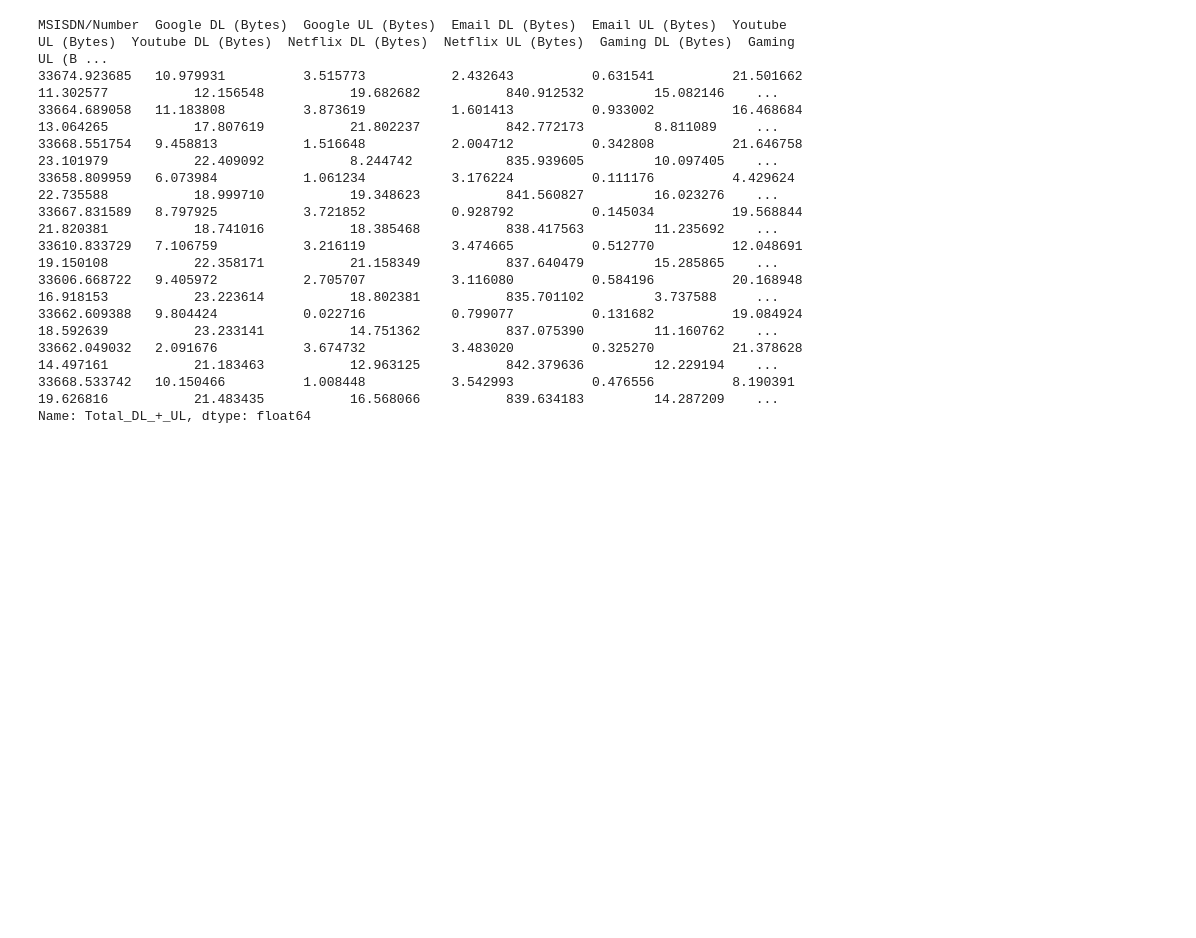
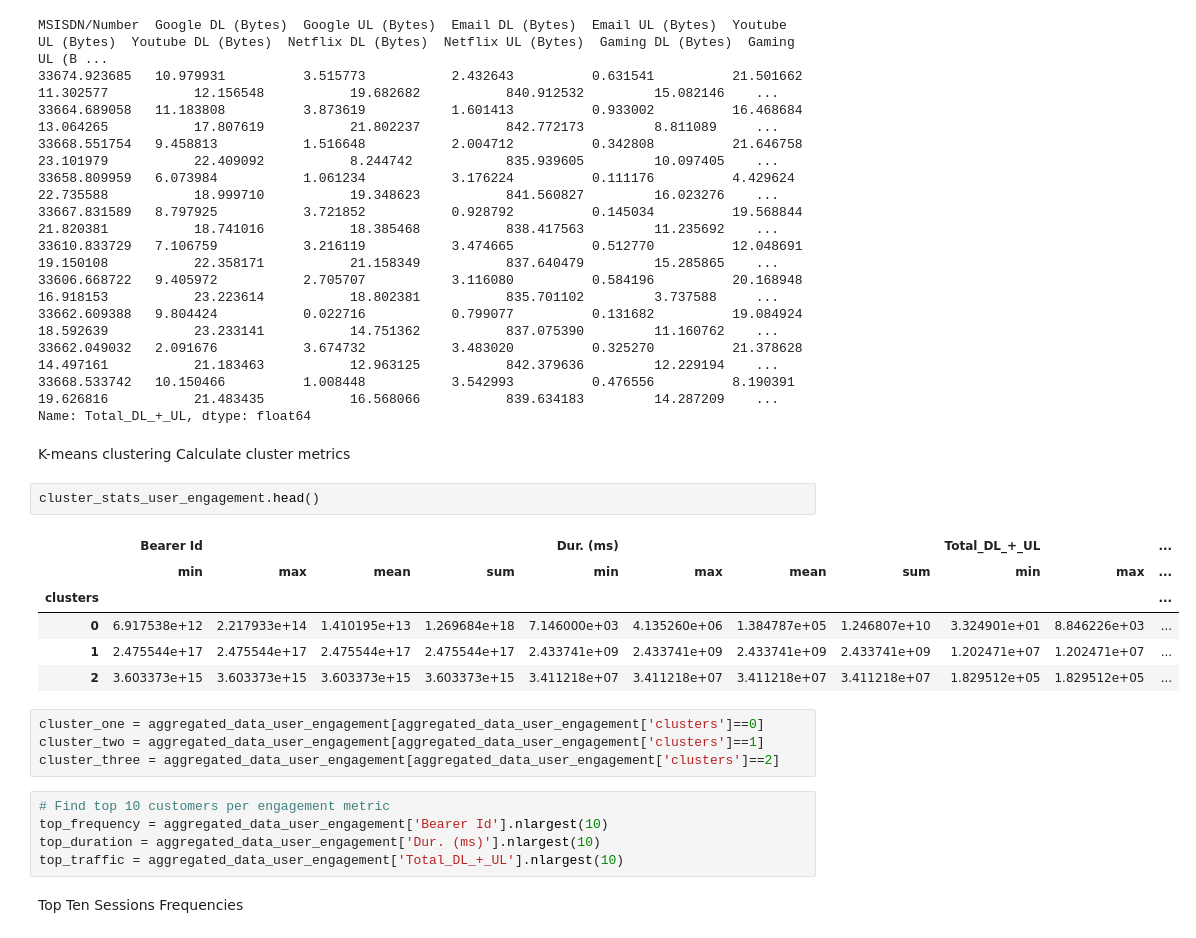
Before and after one commit to hanaDemma/TellCo-Telecom-Analysis-Week-2, a Jupyter notebook: notebooks/telecom_data_analysis.ipynb, the cells around one changed output. Saved outputs shown, nothing was run; the diff lists cells and outputs as text; blank space fills up the shorter version.

Commit message:
Top Ten sessions frequencies

```diff
--- a/notebooks/telecom_data_analysis.ipynb
+++ b/notebooks/telecom_data_analysis.ipynb
@@ -558,3 +558,26 @@ MSISDN/Number  Google DL (Bytes)  Google UL (Bytes)  Email DL (Bytes)  Email UL
 33662.049032   2.091676           3.674732           3.483020          0.325270          21.378628           14.497161           21.183463           12.963125           842.379636         12.229194    ...
 33668.533742   10.150466          1.008448           3.542993          0.476556          8.190391            19.626816           21.483435           16.568066           839.634183         14.287209    ...
 Name: Total_DL_+_UL, dtype: float64
+# %% [markdown]
+K-means clustering
+ Calculate cluster metrics
+# %%
+cluster_stats_user_engagement.head()
+# %% [output]
+|  | Bearer Id |  |  |  | Dur. (ms) |  |  |  | Total_DL_+_UL |  | ... |
+|  | min | max | mean | sum | min | max | mean | sum | min | max | ... |
+| clusters |  |  |  |  |  |  |  |  |  |  | ... |
+| 0 | 6.917538e+12 | 2.217933e+14 | 1.410195e+13 | 1.269684e+18 | 7.146000e+03 | 4.135260e+06 | 1.384787e+05 | 1.246807e+10 | 3.324901e+01 | 8.846226e+03 | ... |
+| 1 | 2.475544e+17 | 2.475544e+17 | 2.475544e+17 | 2.475544e+17 | 2.433741e+09 | 2.433741e+09 | 2.433741e+09 | 2.433741e+09 | 1.202471e+07 | 1.202471e+07 | ... |
+| 2 | 3.603373e+15 | 3.603373e+15 | 3.603373e+15 | 3.603373e+15 | 3.411218e+07 | 3.411218e+07 | 3.411218e+07 | 3.411218e+07 | 1.829512e+05 | 1.829512e+05 | ... |
+# %%
+cluster_one = aggregated_data_user_engagement[aggregated_data_user_engagement['clusters']==0]
+cluster_two = aggregated_data_user_engagement[aggregated_data_user_engagement['clusters']==1]
+cluster_three = aggregated_data_user_engagement[aggregated_data_user_engagement['clusters']==2]
+# %%
+# Find top 10 customers per engagement metric
+top_frequency = aggregated_data_user_engagement['Bearer Id'].nlargest(10)
+top_duration = aggregated_data_user_engagement['Dur. (ms)'].nlargest(10)
+top_traffic = aggregated_data_user_engagement['Total_DL_+_UL'].nlargest(10)
+# %% [markdown]
+Top Ten Sessions Frequencies
```
Also changed, not shown: parts of 2 cells of this notebook.
